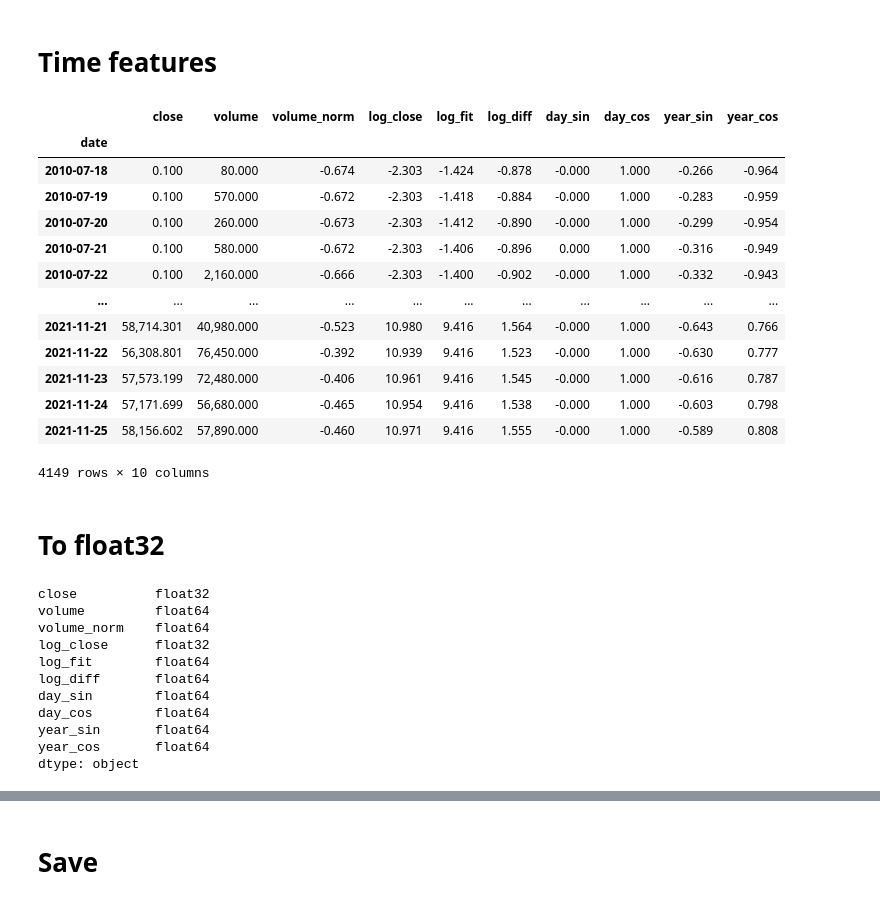
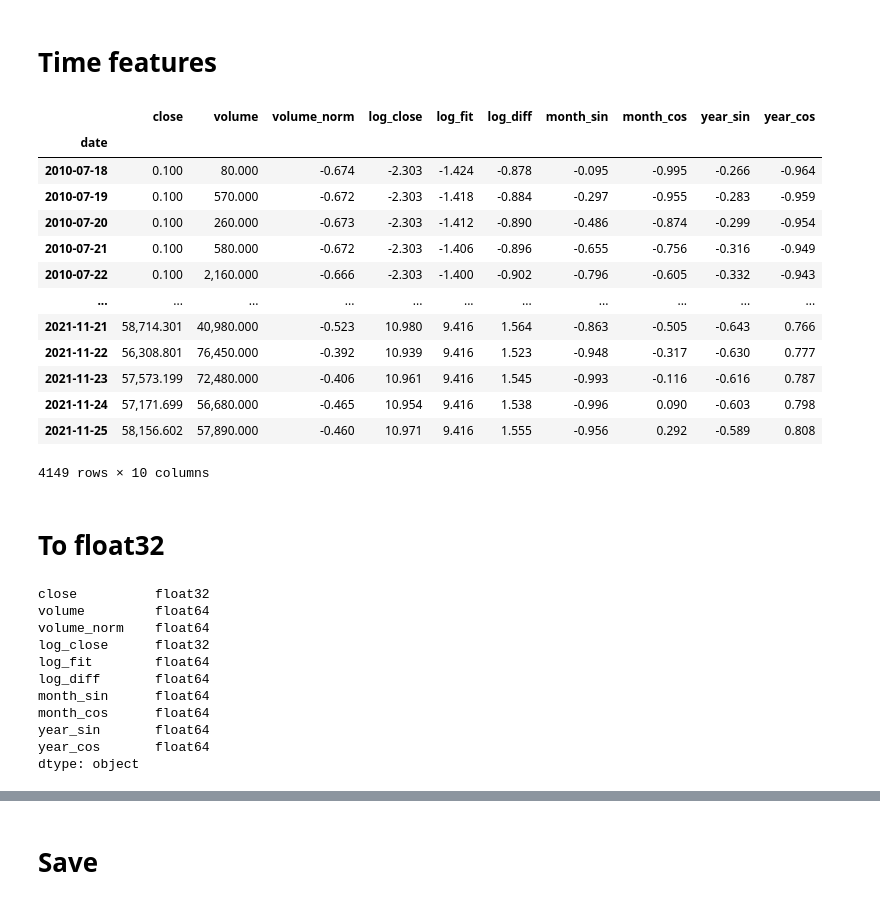
Before and after one commit to FreeLike76/KpiDataScience, a Jupyter notebook: Lab5/ds5_data.ipynb, the cells around one changed output, grey strips where cells are left out. Drawn from its saved outputs; the diff is of its cells as text; code cells hidden in the pictures.

```diff
--- a/Lab5/ds5_main.ipynb
+++ b/Lab5/ds5_data.ipynb
@@ -207,28 +207,29 @@ df
 # %%
 day = 24*60*60
 year = (365.2425)*day
+month = year/12
 
 timestamp_s = df.index.map(pd.Timestamp.timestamp)
 
-df["day_sin"] = np.sin(timestamp_s * (2 * np.pi / day))
-df["day_cos"] = np.cos(timestamp_s * (2 * np.pi / day))
+df["month_sin"] = np.sin(timestamp_s * (2 * np.pi / month))
+df["month_cos"] = np.cos(timestamp_s * (2 * np.pi / month))
 df["year_sin"] = np.sin(timestamp_s * (2 * np.pi / year))
 df["year_cos"] = np.cos(timestamp_s * (2 * np.pi / year))
 df
 # %% [output]
-|  | close | volume | volume_norm | log_close | log_fit | log_diff | day_sin | day_cos | year_sin | year_cos |
+|  | close | volume | volume_norm | log_close | log_fit | log_diff | month_sin | month_cos | year_sin | year_cos |
 | date |  |  |  |  |  |  |  |  |  |  |
-| 2010-07-18 | 0.100 | 80.000 | -0.674 | -2.303 | -1.424 | -0.878 | -0.000 | 1.000 | -0.266 | -0.964 |
-| 2010-07-19 | 0.100 | 570.000 | -0.672 | -2.303 | -1.418 | -0.884 | -0.000 | 1.000 | -0.283 | -0.959 |
-| 2010-07-20 | 0.100 | 260.000 | -0.673 | -2.303 | -1.412 | -0.890 | -0.000 | 1.000 | -0.299 | -0.954 |
-| 2010-07-21 | 0.100 | 580.000 | -0.672 | -2.303 | -1.406 | -0.896 | 0.000 | 1.000 | -0.316 | -0.949 |
-| 2010-07-22 | 0.100 | 2,160.000 | -0.666 | -2.303 | -1.400 | -0.902 | -0.000 | 1.000 | -0.332 | -0.943 |
+| 2010-07-18 | 0.100 | 80.000 | -0.674 | -2.303 | -1.424 | -0.878 | -0.095 | -0.995 | -0.266 | -0.964 |
+| 2010-07-19 | 0.100 | 570.000 | -0.672 | -2.303 | -1.418 | -0.884 | -0.297 | -0.955 | -0.283 | -0.959 |
+| 2010-07-20 | 0.100 | 260.000 | -0.673 | -2.303 | -1.412 | -0.890 | -0.486 | -0.874 | -0.299 | -0.954 |
+| 2010-07-21 | 0.100 | 580.000 | -0.672 | -2.303 | -1.406 | -0.896 | -0.655 | -0.756 | -0.316 | -0.949 |
+| 2010-07-22 | 0.100 | 2,160.000 | -0.666 | -2.303 | -1.400 | -0.902 | -0.796 | -0.605 | -0.332 | -0.943 |
 | ... | ... | ... | ... | ... | ... | ... | ... | ... | ... | ... |
-| 2021-11-21 | 58,714.301 | 40,980.000 | -0.523 | 10.980 | 9.416 | 1.564 | -0.000 | 1.000 | -0.643 | 0.766 |
-| 2021-11-22 | 56,308.801 | 76,450.000 | -0.392 | 10.939 | 9.416 | 1.523 | -0.000 | 1.000 | -0.630 | 0.777 |
-| 2021-11-23 | 57,573.199 | 72,480.000 | -0.406 | 10.961 | 9.416 | 1.545 | -0.000 | 1.000 | -0.616 | 0.787 |
-| 2021-11-24 | 57,171.699 | 56,680.000 | -0.465 | 10.954 | 9.416 | 1.538 | -0.000 | 1.000 | -0.603 | 0.798 |
-| 2021-11-25 | 58,156.602 | 57,890.000 | -0.460 | 10.971 | 9.416 | 1.555 | -0.000 | 1.000 | -0.589 | 0.808 |
+| 2021-11-21 | 58,714.301 | 40,980.000 | -0.523 | 10.980 | 9.416 | 1.564 | -0.863 | -0.505 | -0.643 | 0.766 |
+| 2021-11-22 | 56,308.801 | 76,450.000 | -0.392 | 10.939 | 9.416 | 1.523 | -0.948 | -0.317 | -0.630 | 0.777 |
+| 2021-11-23 | 57,573.199 | 72,480.000 | -0.406 | 10.961 | 9.416 | 1.545 | -0.993 | -0.116 | -0.616 | 0.787 |
+| 2021-11-24 | 57,171.699 | 56,680.000 | -0.465 | 10.954 | 9.416 | 1.538 | -0.996 | 0.090 | -0.603 | 0.798 |
+| 2021-11-25 | 58,156.602 | 57,890.000 | -0.460 | 10.971 | 9.416 | 1.555 | -0.956 | 0.292 | -0.589 | 0.808 |
 4149 rows × 10 columns
 # %% [markdown]
 # To float32
@@ -241,8 +242,8 @@ volume_norm    float64
 log_close      float32
 log_fit        float64
 log_diff       float64
-day_sin        float64
-day_cos        float64
+month_sin      float64
+month_cos      float64
 year_sin       float64
 year_cos       float64
 dtype: object
```
Also changed, not shown: parts of 6 cells of this notebook, 2 other files.
